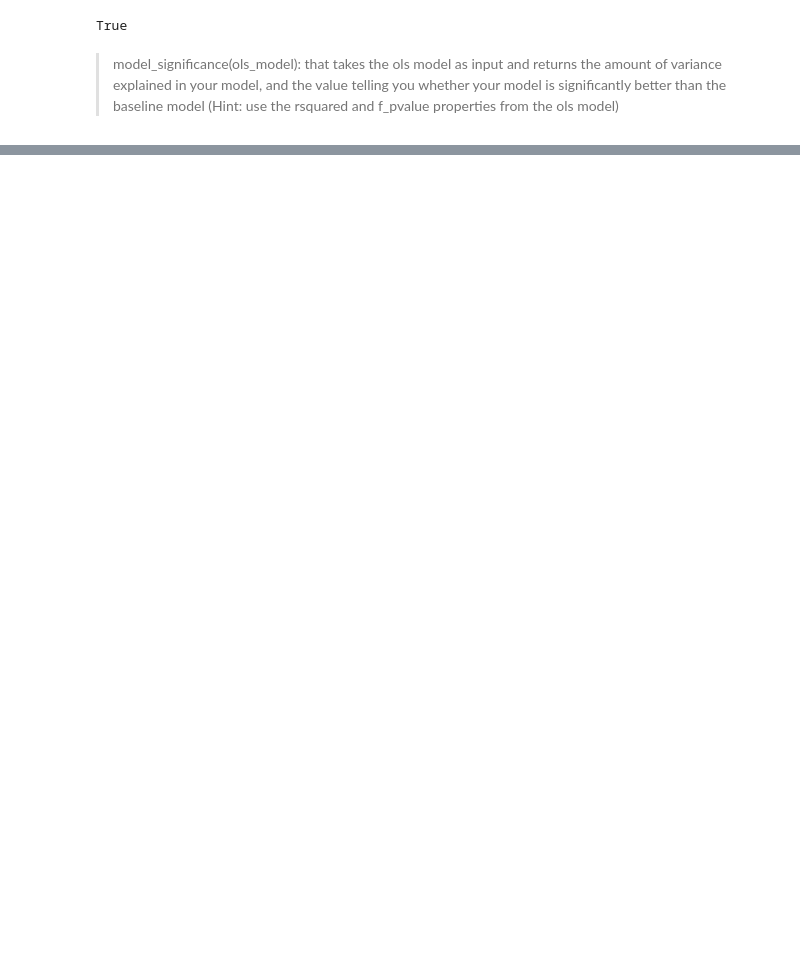
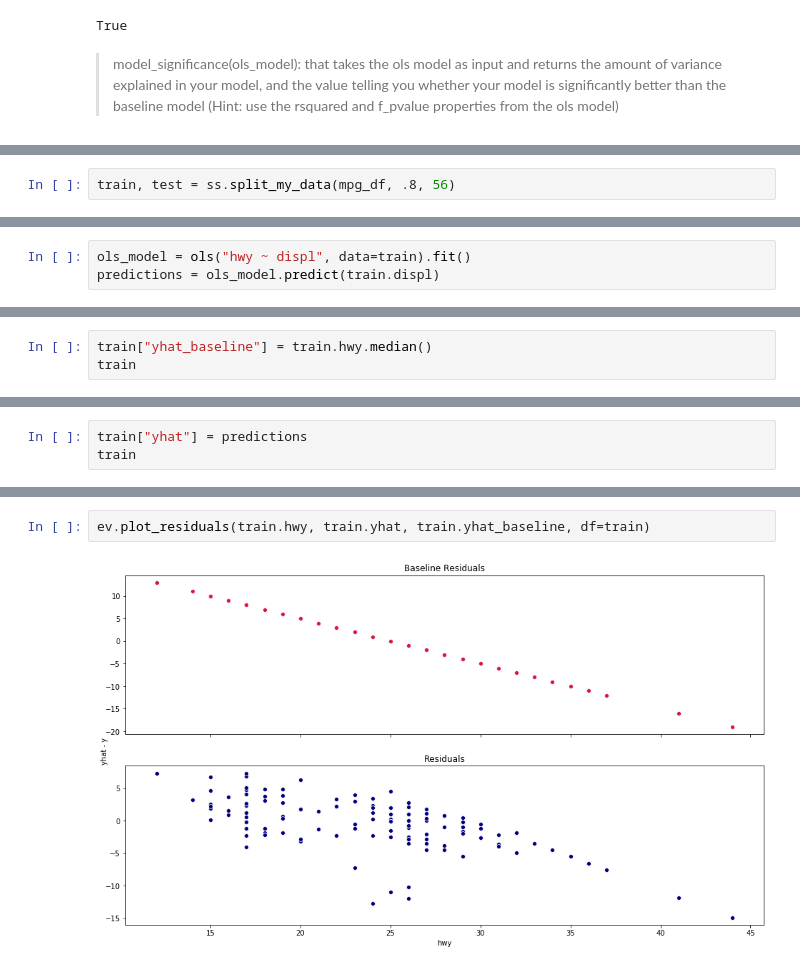
Before and after one commit to aleclhartman/ds-methodologies-exercises, a Jupyter notebook: regression/evaluate.ipynb, the cells around one changed output, grey strips where cells are left out. Cells and saved outputs as stored; diff of their text form; blank space fills up the shorter version.

```diff
--- a/regression/evaluate.ipynb
+++ b/regression/evaluate.ipynb
@@ -403,0 +449,2 @@ True
+# %%
+train, test = ss.split_my_data(mpg_df, .8, 56)
@@ -403,0 +477,3 @@ True
+# %%
+ols_model = ols("hwy ~ displ", data=train).fit()
+predictions = ols_model.predict(train.displ)
@@ -403,0 +484,3 @@ True
+# %%
+train["yhat_baseline"] = train.hwy.median()
+train
@@ -403,0 +506,3 @@ True
+# %%
+train["yhat"] = predictions
+train
@@ -403,0 +528,4 @@ True
+# %%
+ev.plot_residuals(train.hwy, train.yhat, train.yhat_baseline, df=train)
+# %% [output]
+[figure, added]
```
Also changed, not shown: parts of 24 cells of this notebook, 1 other file.
